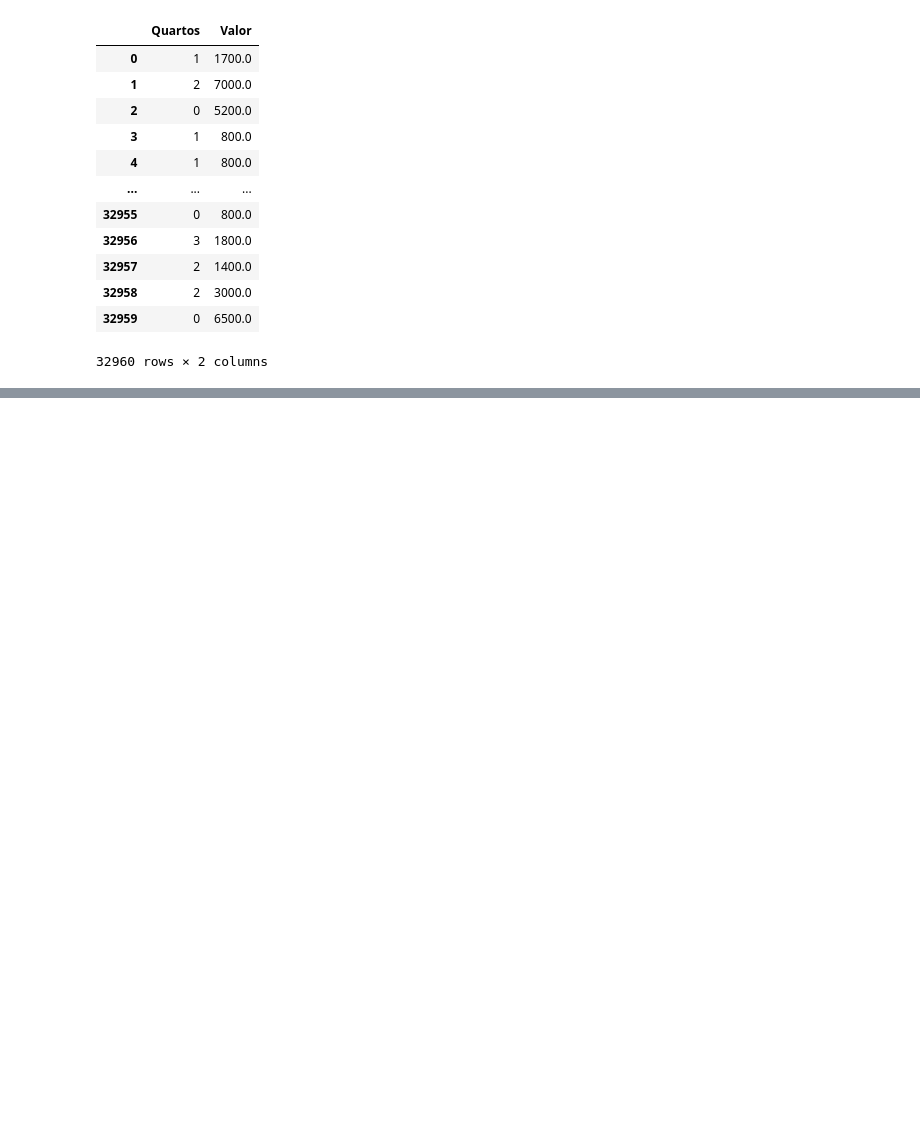
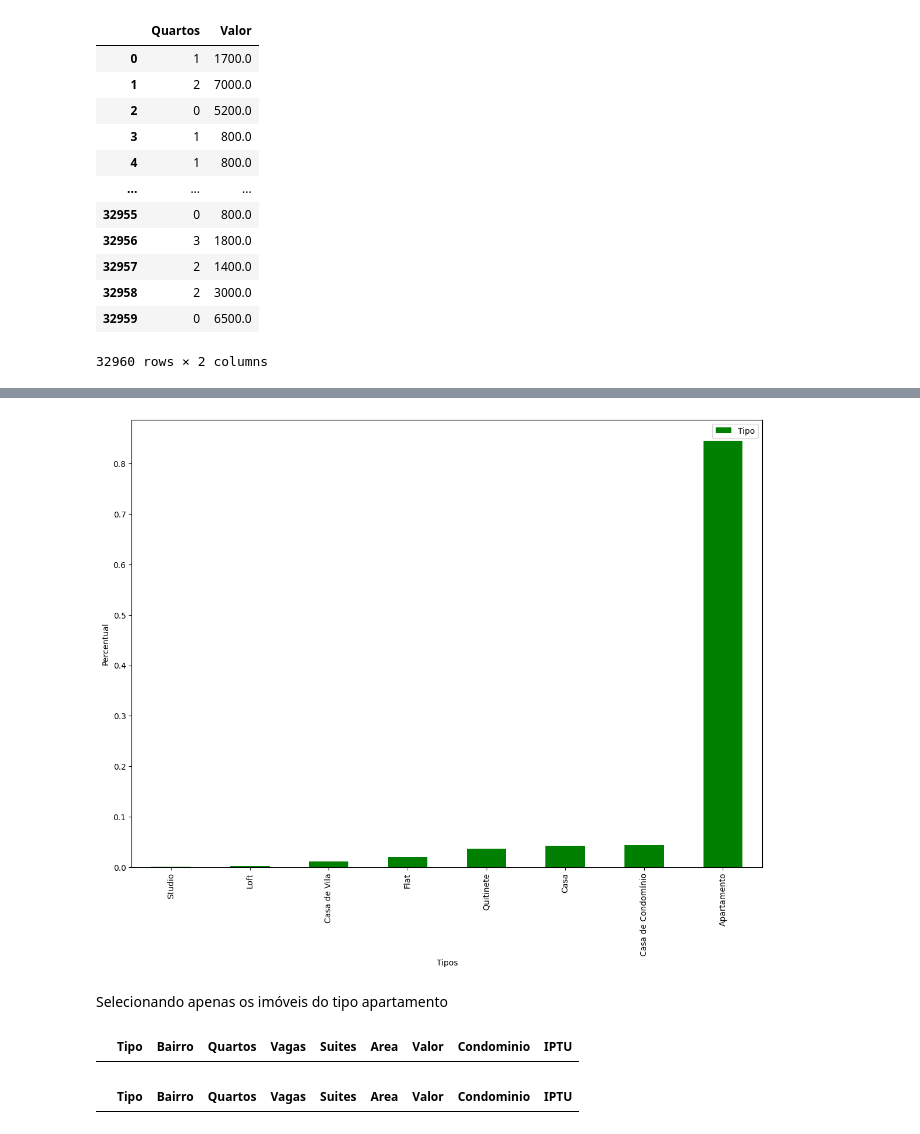
Before and after one commit to Adilmabbrito/Adilmabbrito, a Jupyter notebook: Projeto_imobiliaria.ipynb, the cells around one changed output, grey strips where cells are left out. Saved outputs shown, nothing was run; the diff lists cells and outputs as text; code cells hidden in the pictures; blank space fills up the shorter version.

```diff
--- a/Projeto_imobiliaria.ipynb
+++ b/Projeto_imobiliaria.ipynb
@@ -156,0 +372,16 @@ dados[['Quartos', 'Valor']]
+# %%
+df_percentual_tipo= df.Tipo.value_counts(normalize=True).to_frame().sort_values('Tipo')
+df_percentual_tipo.plot(kind= 'bar', figsize=(14,10), color ='green', xlabel='Tipos', ylabel='Percentual');
+# %% [output]
+[figure, added]
+# %% [markdown]
+Selecionando apenas os imóveis do tipo apartamento
+# %%
+df.query ("Tipo == 'Apartamento'")
+# %% [output]
+|  | Tipo | Bairro | Quartos | Vagas | Suites | Area | Valor | Condominio | IPTU |
+# %%
+df = df.query ('Tipo == "Apartamento"')
+df.head()
+# %% [output]
+|  | Tipo | Bairro | Quartos | Vagas | Suites | Area | Valor | Condominio | IPTU |
```
Also changed, not shown: parts of 22 cells of this notebook.
